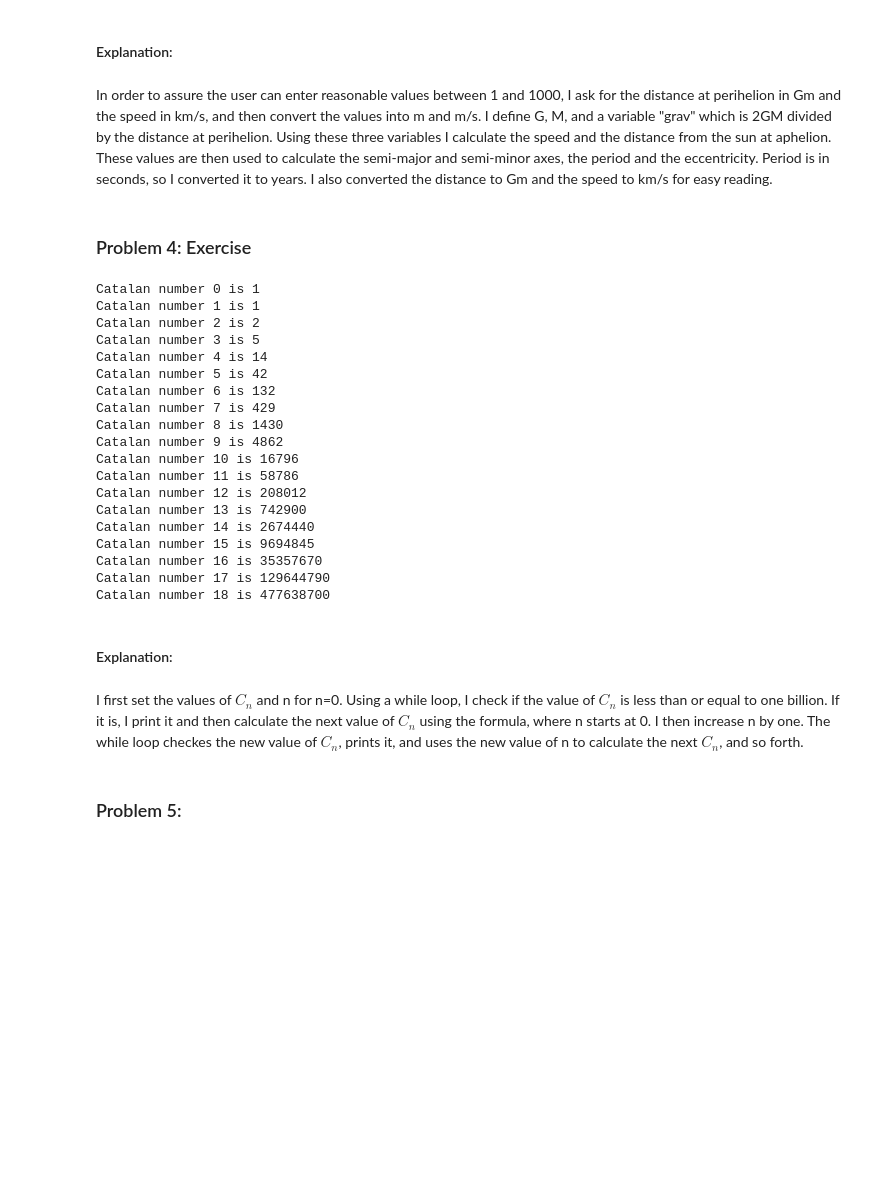
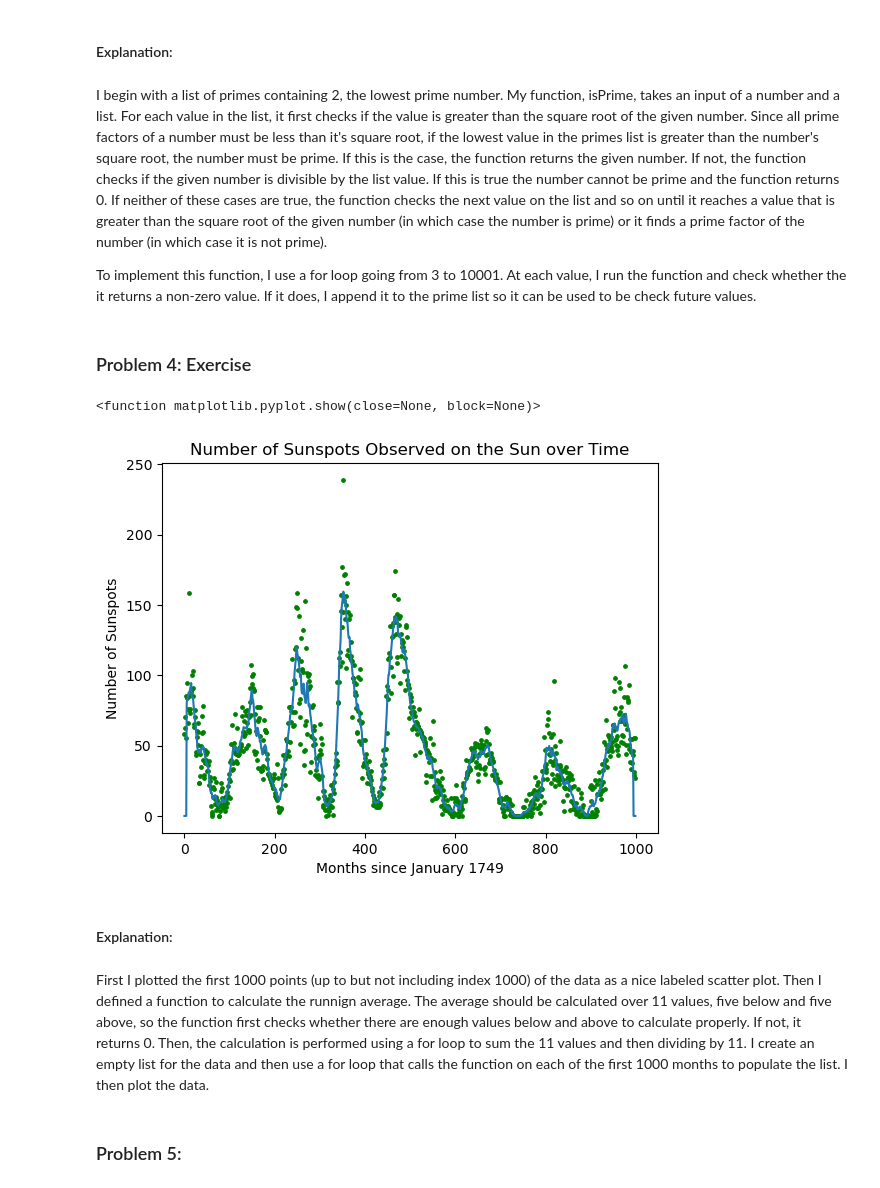
Before and after one commit to LDeGroot-Wooster/CompPhys26, a Jupyter notebook: Homework/Homework2_JunoRyan.ipynb, the cells around one changed output. Drawn from its saved outputs; the diff is of its cells as text; code cells hidden in the pictures; blank space fills up the shorter version.

```diff
--- a/Homework/Homework2_JunoRyan.ipynb
+++ b/Homework/Homework2_JunoRyan.ipynb
@@ -92,40 +133,45 @@ The eccentricity of the orbit is 0.9672889126454061 .
 # %% [markdown]
 #### Explanation:
 # %% [markdown]
-In order to assure the user can enter reasonable values between 1 and 1000, I ask for the distance at perihelion in Gm and the speed in km/s, and then convert the values into m and m/s. I define G, M, and a variable "grav" which is 2GM divided by the distance at perihelion. Using these three variables I calculate the speed and the distance from the sun at aphelion. These values are then used to calculate the semi-major and semi-minor axes, the period and the eccentricity. Period is in seconds, so I converted it to years. I also converted the distance to Gm and the speed to km/s for easy reading.
+I begin with a list of primes containing 2, the lowest prime number. My function, isPrime, takes an input of a number and a list. For each value in the list, it first checks if the value is greater than the square root of the given number. Since all prime factors of a number must be less than it's square root, if the lowest value in the primes list is greater than the number's square root, the number must be prime. If this is the case, the function returns the given number. If not, the function checks if the given number is divisible by the list value. If this is true the number cannot be prime and the function returns 0. If neither of these cases are true, the function checks the next value on the list and so on until it reaches a value that is greater than the square root of the given number (in which case the number is prime) or it finds a prime factor of the number (in which case it is not prime).
+
+To implement this function, I use a for loop going from 3 to 10001. At each value, I run the function and check whether the it returns a non-zero value. If it does, I append it to the prime list so it can be used to be check future values.
 # %% [markdown]
 ### Problem 4: Exercise
 # %%
-latest_C = 1 #stores most recent value of C_n (defaults to C_0)
-n=0 #stores value of n for each C_n
+#plots sunspot data
+data = np.loadtxt("sunspots.txt",float)
+months = data[:1000,0]
+spots = data[:1000,1]
+plt.scatter(months,spots,s=6,c="g")
+plt.xlabel("Months since January 1749")
+plt.ylabel("Number of Sunspots")
+plt.title("Number of Sunspots Observed on the Sun over Time")
 
-while latest_C <= 1000000000:
-    print("Catalan number", n, "is", latest_C)
-    latest_C = int(latest_C*(((4*n)+2)/(n+2))) #calculates new value of C_n
-    n+=1
+#empty list to be filled with runnign average data
+avg_spots = []
+r=5
+def run_avg(month):
+    if month < r or month > 1000 - (r+1): #checks if running average possible. If not, returns 0
+        return 0
+    else:                           #performs running average calculation by summing five values
+        total_spots = 0             #below and above, plus given value, and dividing by number
+        for i in range(-r,r+1):     #of values
+            total_spots+=spots[month+i]
+        avg_spots = total_spots/(2*r+1)
+        return avg_spots
+
+#populates list and plots data
+for month in range(len(months)):
+    avg_spots.append(run_avg(month))
+plt.plot(months,avg_spots)
+plt.show
 # %% [output]
-Catalan number 0 is 1
-Catalan number 1 is 1
-Catalan number 2 is 2
-Catalan number 3 is 5
-Catalan number 4 is 14
-Catalan number 5 is 42
-Catalan number 6 is 132
-Catalan number 7 is 429
-Catalan number 8 is 1430
-Catalan number 9 is 4862
-Catalan number 10 is 16796
-Catalan number 11 is 58786
-Catalan number 12 is 208012
-Catalan number 13 is 742900
-Catalan number 14 is 2674440
-Catalan number 15 is 9694845
-Catalan number 16 is 35357670
-Catalan number 17 is 129644790
-Catalan number 18 is 477638700
+<function matplotlib.pyplot.show(close=None, block=None)>
+[figure, added]
 # %% [markdown]
 #### Explanation:
 # %% [markdown]
-I first set the values of $C_n$ and n for n=0. Using a while loop, I check if the value of $C_n$ is less than or equal to one billion. If it is, I print it and then calculate the next value of $C_n$ using the formula, where n starts at 0. I then increase n by one. The while loop checkes the new value of $C_n$, prints it, and uses the new value of n to calculate the next $C_n$, and so forth.
+First I plotted the first 1000 points (up to but not including index 1000) of the data as a nice labeled scatter plot. Then I defined a function to calculate the runnign average. The average should be calculated over 11 values, five below and five above, so the function first checks whether there are enough values below and above to calculate properly. If not, it returns 0. Then, the calculation is performed using a for loop to sum the 11 values and then dividing by 11. I create an empty list for the data and then use a for loop that calls the function on each of the first 1000 months to populate the list. I then plot the data.
 # %% [markdown]
 ### Problem 5:
```
Also changed, not shown: parts of 19 cells of this notebook.
